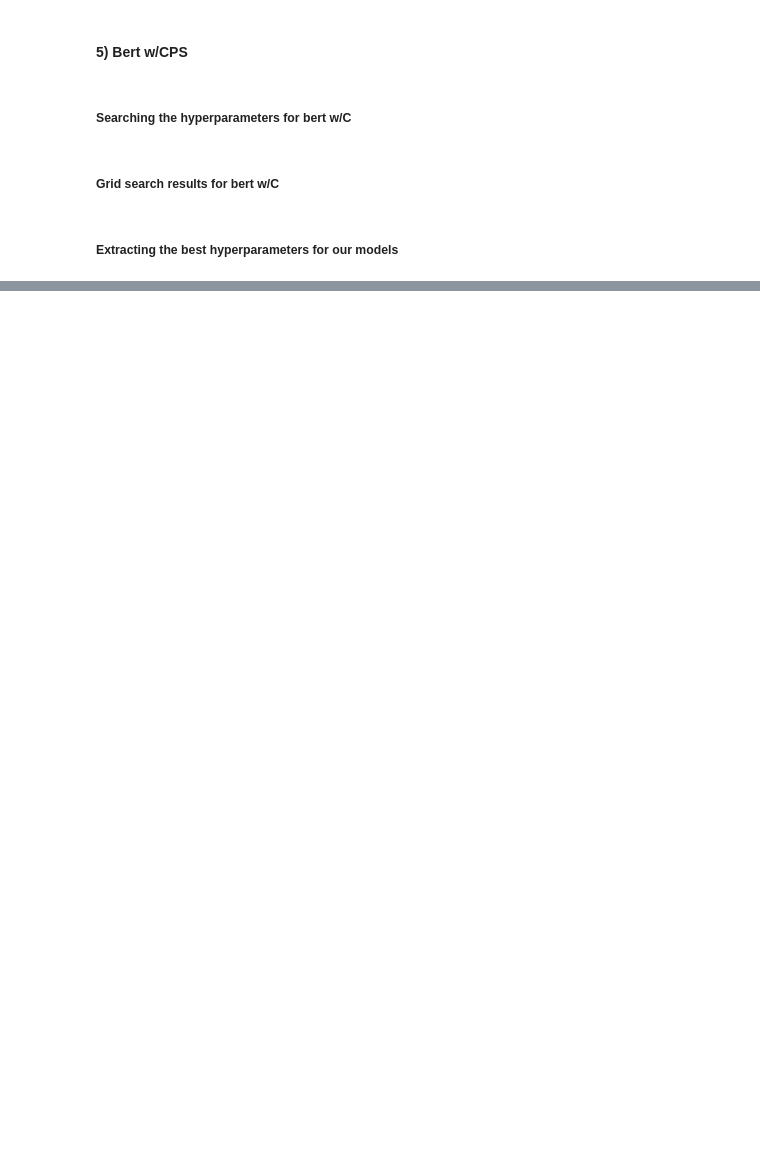
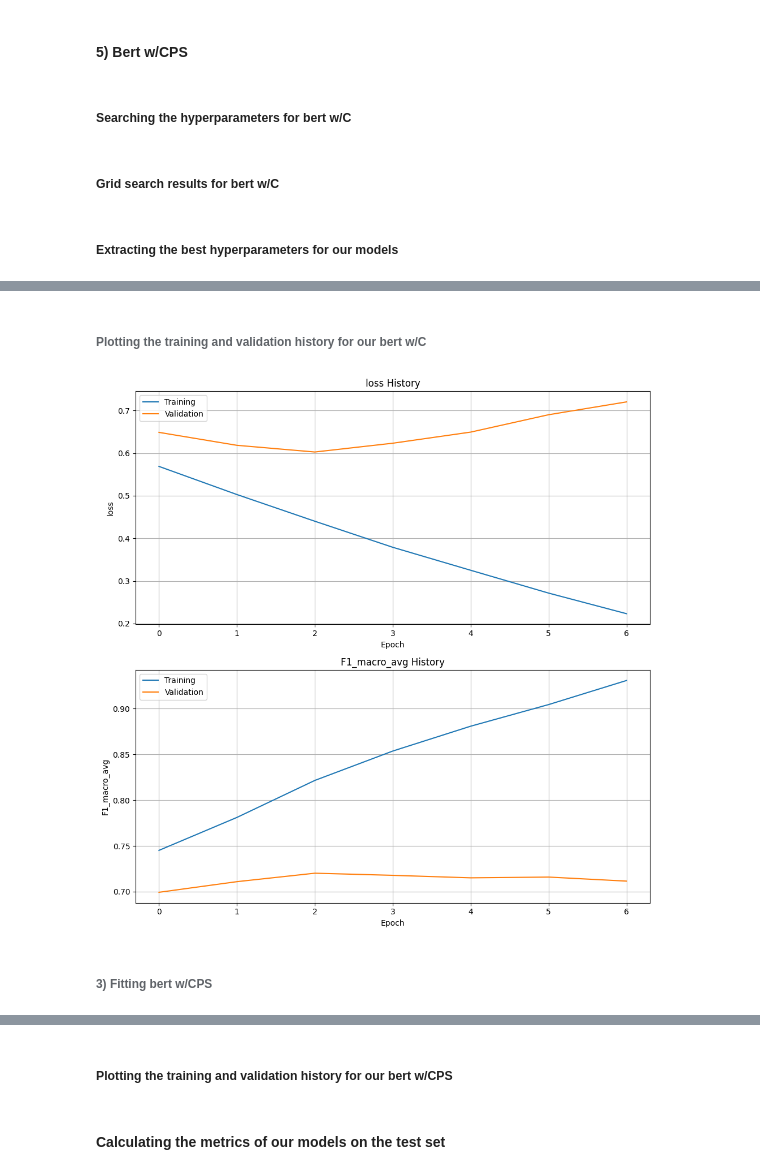
Before and after one commit to GianM0027/NLP_homework_2, a Jupyter notebook: main_notebook.ipynb, the cells around one changed output, grey strips where cells are left out. Cells and saved outputs as stored; diff of their text form; code cells hidden in the pictures; blank space fills up the shorter version.

```diff
--- a/main_notebook.ipynb
+++ b/main_notebook.ipynb
@@ -562,11 +619,20 @@ if FIT_BERTONE:
 # %%
+torch.manual_seed(69)
+np.random.seed(69)
+
+
+bert2 = BerTwo(dropout_prob=0.3,
+               hidden_size= 768,
+               pretrained_model_name_or_path='bert_models/roberta-base',
+               bert_constructor=transformers.RobertaModel).to(device)
+
+
 if FIT_BERTWO:
     optimizer_test = OptimizerWrapper(torch.optim.Adam, identifier=f'lr={1e-5}', optimizer_partial_params={'lr': 1e-5})
 
     weights_tensor = calculate_class_weights(train_labels_df)
     criterion_test = Criterion('loss', loss_function=torch.nn.BCEWithLogitsLoss(weight=weights_tensor, reduction='none'), reduction_function=torch.mean)
 
-    bert2 = BerTwo(dropout_prob=0.3, hidden_size= 768, pretrained_model_name_or_path='roberta-base', bert_constructor=transformers.RobertaModel).to(device)
 
     bert2_history = bert2.fit(train_loader=dataloaders['roberta-base']['CP']['train'],
                               val_loader=dataloaders['roberta-base']['CP']['val'],
@@ -575,3 +641,9 @@ if FIT_BERTWO:
                               optimizer=optimizer_test,
                               early_stopper=EarlyStopper(monitor='F1_macro_avg', patience=4, delta=0, mode='max', restore_weights=True),
                               num_epochs=200)
+
+    torch.save(bert1.state_dict(), BERTWO_WEIGHTS_PATH)
+
+else:
+    bert2.load_state_dict(torch.load(BERTWO_WEIGHTS_PATH))
+    bert2_history = None
@@ -578 +660,12 @@ if FIT_BERTWO:
+# %% [markdown]
+###### Plotting the training and validation history for our bert w/C
+# %%
+if FIT_BERTWO:
+    plot_history(bert2_history)
+else:
+    print("To show the bert w/CP training history you should set the flag FIT_BERTWO=True")
+# %% [output]
+[figure, added]
+# %% [markdown]
+######  3) Fitting bert w/CPS
 # %%
@@ -603,3 +711,5 @@ if FIT_BERTHREE:
  Epoch: 9/10 Iterations: 675/675 Time: 227.916s - loss: 0.512862384319305 - F1_macro_avg: 0.754784473293289 - val_loss: 0.593657076358795 - val_F1_macro_avg: 0.684744573118765
  Epoch: 10/10 Iterations: 675/675 Time: 227.703s - loss: 0.502092182636261 - F1_macro_avg: 0.763144189654648 - val_loss: 0.590525209903717 - val_F1_macro_avg: 0.688258178050131
 Train Completed
+# %% [markdown]
+##### Plotting the training and validation history for our bert w/CPS
@@ -605,0 +721,2 @@ Train Completed
+# %% [markdown]
+#### Calculating the metrics of our models on the test set
```
Also changed, not shown: parts of 33 cells of this notebook, 10 other files.
